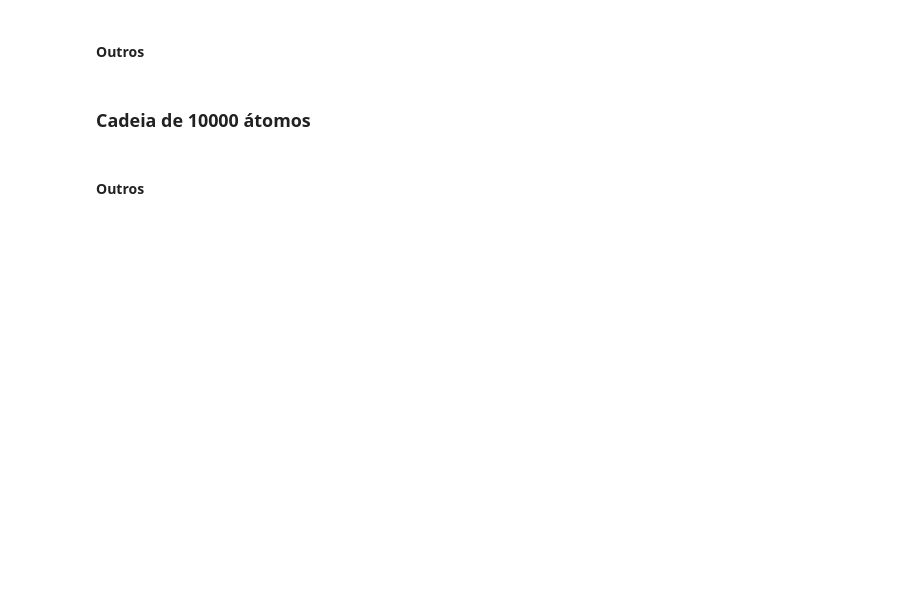
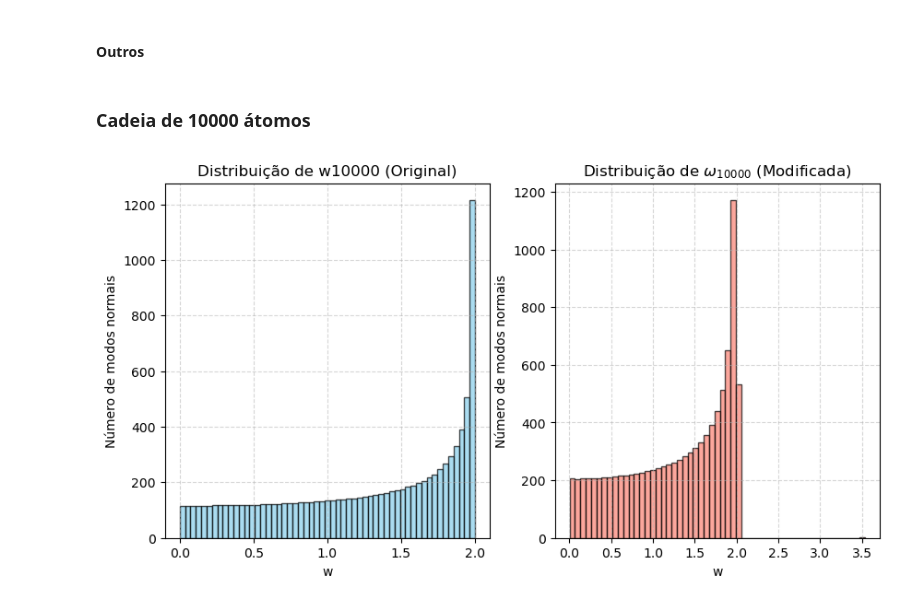
Before and after one commit to aragaoiberis/atv5, a Jupyter notebook: atv5.ipynb, the cells around one changed output. Saved outputs shown, nothing was run; the diff lists cells and outputs as text; code cells hidden in the pictures; blank space fills up the shorter version.

```diff
--- a/atv5.ipynb
+++ b/atv5.ipynb
@@ -375,9 +207,7 @@ D10000_mod = D10000.copy()
 D10000_mod[4999, :] *= k2
 # %%
 ww_10000, v_10000 = eigh(D10000)
-w1000 = np.sqrt(ww_10000)
+w10000 = np.sqrt(ww_10000)
 # %%
 ww10000_mod, v10000_mod = eigh(D10000_mod)
 w10000_mod = np.sqrt(ww10000_mod)
-# %% [markdown]
-#### Outros
@@ -390,0 +214,30 @@ D10000_csr = csr_matrix(D10000_diag)
+# %%
+# Configuração do histograma
+fig, (ax1, ax2) = plt.subplots(1, 2, figsize=(10, 5))
+
+# --- Subplot 1: Histograma de w100 ---
+ax1.hist(w10000,
+         bins=50,
+         edgecolor='black',
+         color='skyblue',
+         alpha=0.7)
+ax1.set_title('Distribuição de w10000 (Original)')
+ax1.set_xlabel('w')
+ax1.set_ylabel('Número de modos normais')
+ax1.grid(linestyle='--', alpha=0.5)
+
+# --- Subplot 2: Histograma de w10000_mod ---
+ax2.hist(w10000_mod,
+         bins=50,
+         edgecolor='black',
+         color='salmon',
+         alpha=0.7)
+ax2.set_title('Distribuição de $\omega_{10000}$ (Modificada)')
+ax2.set_xlabel('w')
+ax2.set_ylabel('Número de modos normais')
+ax2.grid(linestyle='--', alpha=0.5)
+
+# Mostrar o gráfico
+plt.show()
+# %% [output]
+[figure, added]
```
Also changed, not shown: parts of 19 cells of this notebook.
